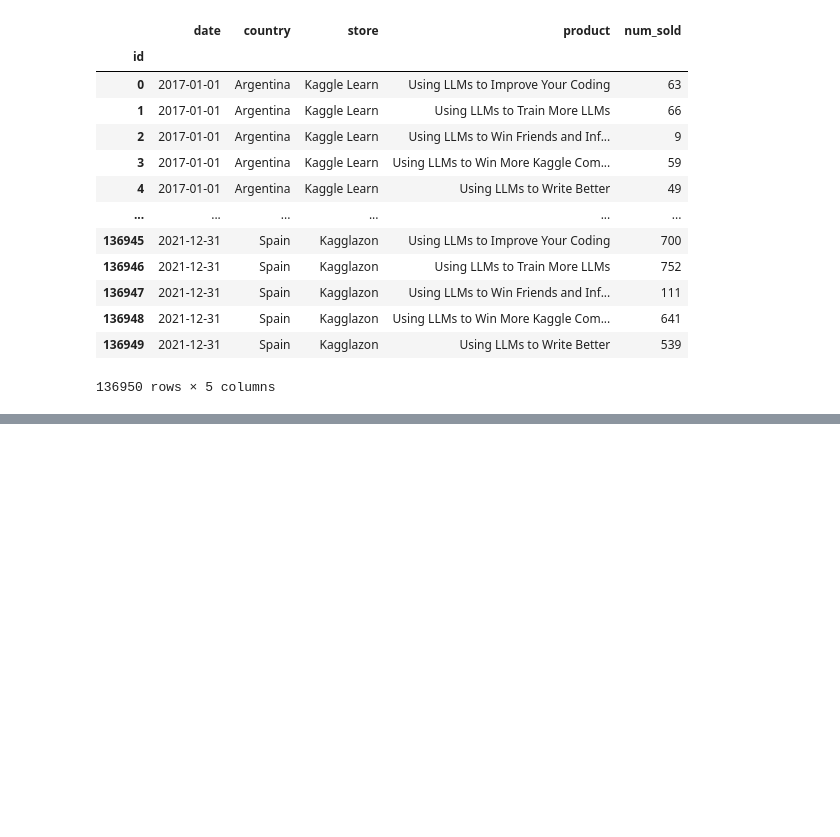
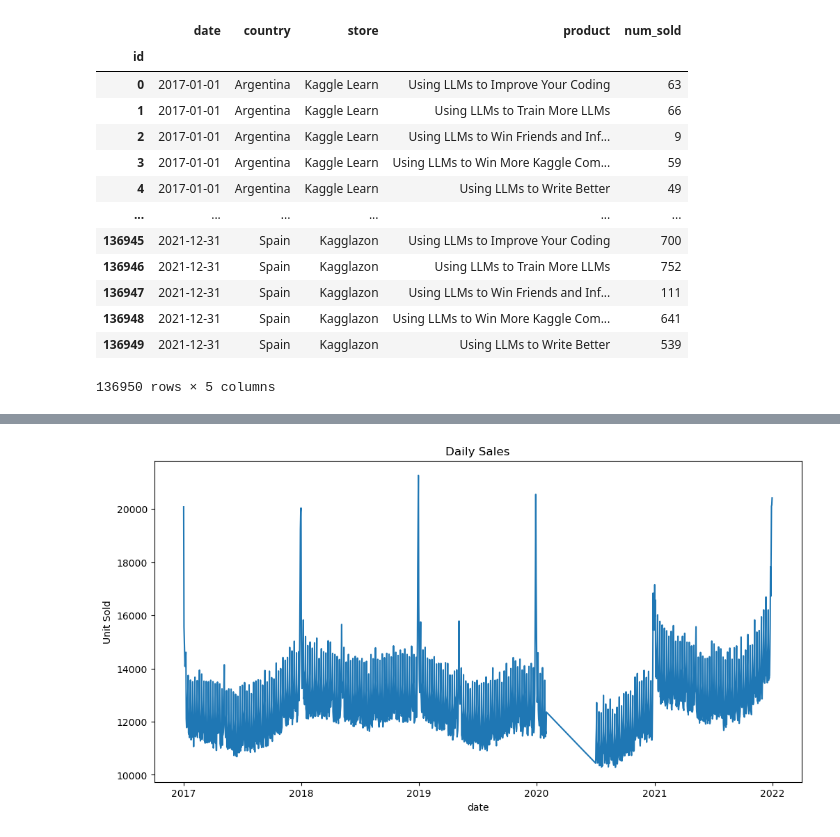
Before and after one commit to dimasthoriq/PS3E19-time-series-with-xgb-lstm, a Jupyter notebook: ps3e19-xgboost-and-nn-for-time-series.ipynb, the cells around one changed output, grey strips where cells are left out. Cells and saved outputs as stored; diff of their text form; code cells hidden in the pictures; blank space fills up the shorter version.

```diff
--- a/ps3e19-xgboost-and-nn-for-time-series.ipynb
+++ b/ps3e19-xgboost-and-nn-for-time-series.ipynb
@@ -63,0 +124,12 @@ memory usage: 1.0+ MB
+# %%
+train = df_train.loc[~((df_train['date'] >= '2020-02-01') & (df_train['date'] <= '2020-07-01'))].copy()
+train = train.groupby('date')['num_sold'].sum().reset_index()
+test = df_test.groupby('date').first().reset_index()[['date']]
+
+plt.figure(figsize=(12,6))
+sns.lineplot(x = train['date'], y = train['num_sold'])
+plt.title('Daily Sales')
+plt.ylabel('Unit Sold')
+plt.show()
+# %% [output]
+[figure, added]
```
Also changed, not shown: parts of 11 cells of this notebook.
